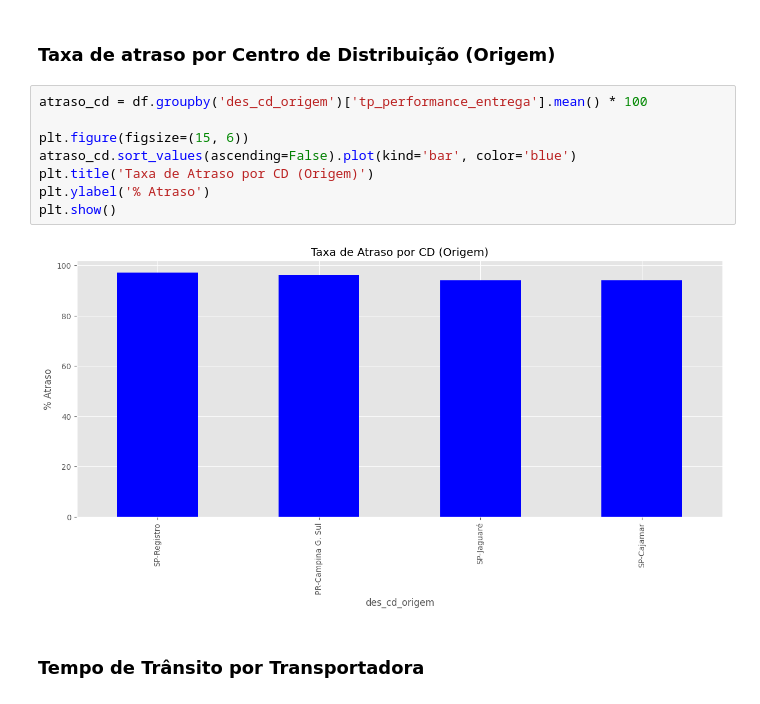
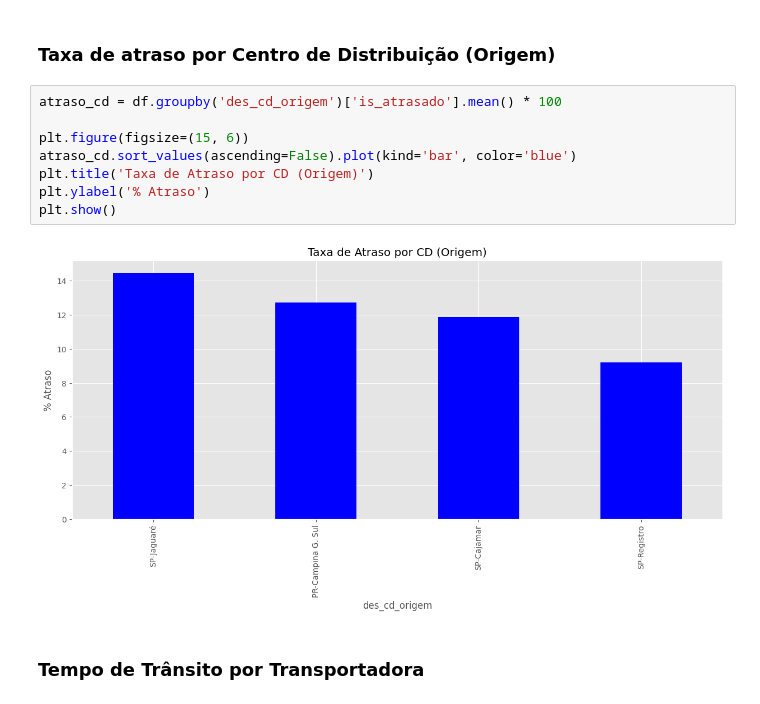
Before and after one commit to tashima42/user-experience-ciencia-de-dados, a Jupyter notebook: deep_analysis.ipynb, the cells around one changed output. Cells and saved outputs as stored; diff of their text form.

```diff
--- a/deep_analysis.ipynb
+++ b/deep_analysis.ipynb
@@ -215,15 +215,15 @@ plt.show()
 # %% [markdown]
 ### Taxa de atraso por Centro de Distribuição (Origem)
 # %%
-atraso_cd = df.groupby('des_cd_origem')['tp_performance_entrega'].mean() * 100
+atraso_cd = df.groupby('des_cd_origem')['is_atrasado'].mean() * 100
 
 plt.figure(figsize=(15, 6))
 atraso_cd.sort_values(ascending=False).plot(kind='bar', color='blue')
 plt.title('Taxa de Atraso por CD (Origem)')
 plt.ylabel('% Atraso')
 plt.show()
 # %% [output]
-[figure, old version]
+[figure, new version]
 # %% [markdown]
 ### Tempo de Trânsito por Transportadora
 # %%
```
Also changed, not shown: parts of 5 cells of this notebook.
